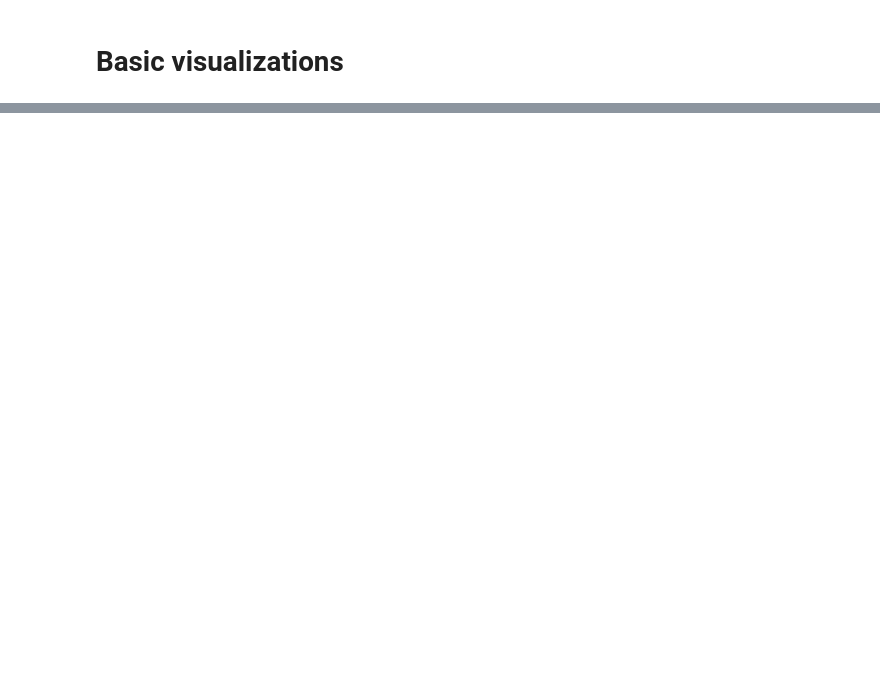
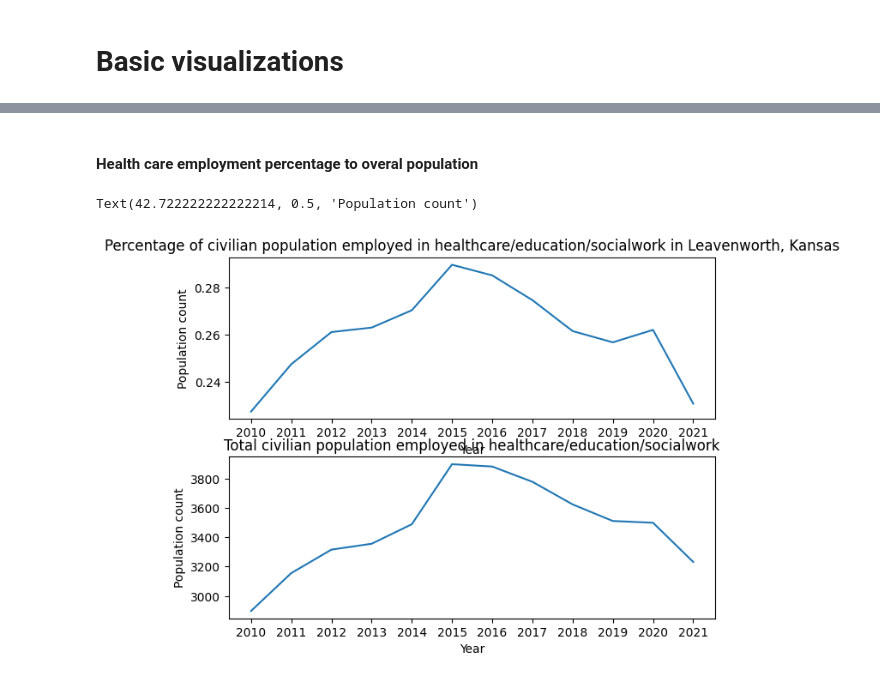
Before and after one commit to ZachBowyer/data-512-common_analysis, a Jupyter notebook: Src/Extended_Analysis.ipynb, the cells around one changed output, grey strips where cells are left out. Saved outputs shown, nothing was run; the diff lists cells and outputs as text; code cells hidden in the pictures; blank space fills up the shorter version.

```diff
--- a/Src/Extended_Analysis.ipynb
+++ b/Src/Extended_Analysis.ipynb
@@ -151,0 +170,26 @@ print(EmploymentInfo["2010"])
+# %% [markdown]
+#### Health care employment percentage to overal population
+# %%
+healthcare_employment_percentages = []
+healthcare_employment_totals = []
+years = []
+for year in EmploymentInfo.keys():
+    years.append(year)
+    healthcare_employment_totals.append(EmploymentInfo[year]['Employed_estimate_healthcare_education_socialworkers'])
+    healthcare_employment_percentages.append(EmploymentInfo[year]['Employed_estimate_healthcare_education_socialworkers'] / EmploymentInfo[year]['Total_estimate_employed'])
+
+# Create plots
+fig, ax = plt.subplots(2,1)
+fig.tight_layout()
+ax[0].plot(years, healthcare_employment_percentages)
+ax[0].set_title("Percentage of civilian population employed in healthcare/education/socialwork in Leavenworth, Kansas")
+ax[0].set_xlabel("Year")
+ax[0].set_ylabel("Population count")
+
+ax[1].plot(years, healthcare_employment_totals)
+ax[1].set_title("Total civilian population employed in healthcare/education/socialwork")
+ax[1].set_xlabel("Year")
+ax[1].set_ylabel("Population count")
+# %% [output]
+Text(42.722222222222214, 0.5, 'Population count')
+[figure, added]
```
Also changed, not shown: parts of 17 cells of this notebook, 1 other file.
